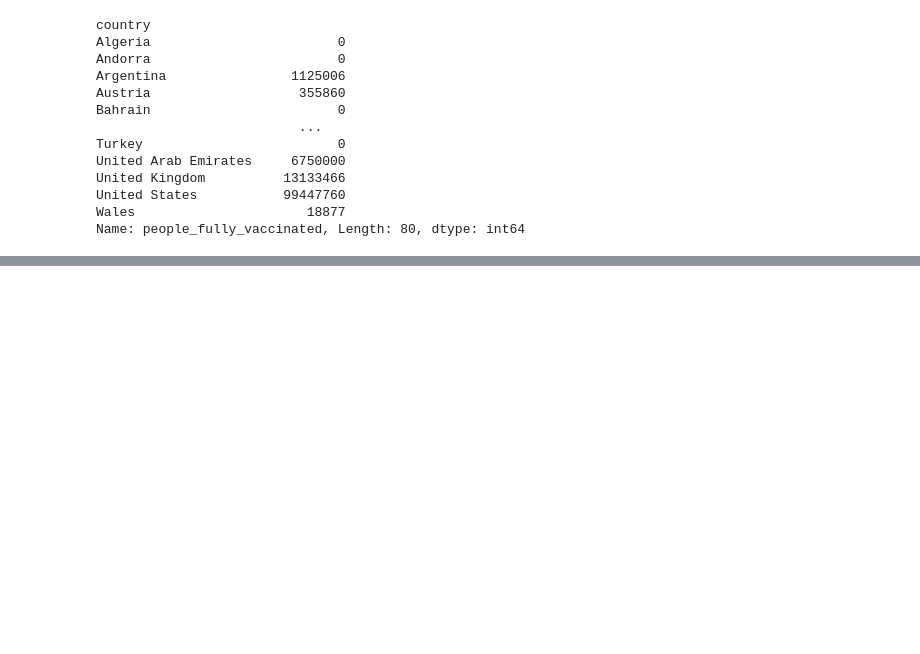
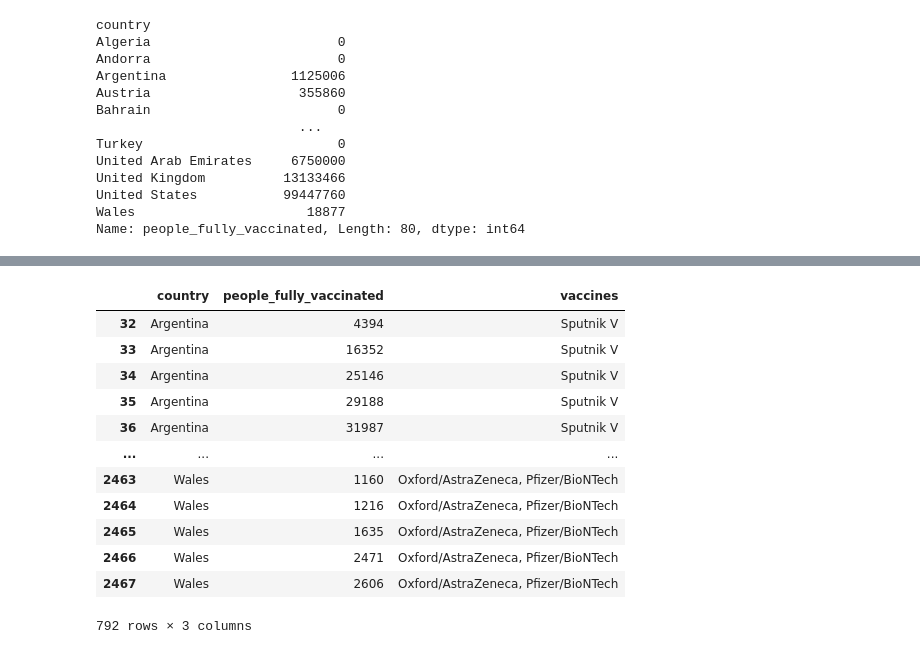
Before and after one commit to mcasiano1/Project-1, a Jupyter notebook: Final Data/final_analysis.ipynb, the cells around one changed output, grey strips where cells are left out. Cells and saved outputs as stored; diff of their text form; code cells hidden in the pictures; blank space fills up the shorter version.

```diff
--- a/Final Data/final_analysis.ipynb
+++ b/Final Data/final_analysis.ipynb
@@ -110,0 +186,26 @@ Name: people_fully_vaccinated, dtype: int64
+# %%
+#Q2: Which vaccines and mixes are being distributed most /least.
+#Create new DF that only contains country and people_fully_vaccinated columns and removes 0 from people_fully_vaccinated
+filtered_countries_vac=covid_df[["country","people_fully_vaccinated","vaccines"]].copy()
+filtered_countries_vac=filtered_countries_vac[filtered_countries_vac["people_fully_vaccinated"] !=0]
+
+filtered_countries_vac["country"].unique()
+filtered_countries_vac
+#filtered_no_zero=filtered_countries_vac.groupby(["country"])["vaccines"].value_counts()
+#filtered_no_zero
+#vaccines_lst=filtered_countries_vac["vaccines"].unique()
+#vaccines_lst
+# %% [output]
+|  | country | people_fully_vaccinated | vaccines |
+| 32 | Argentina | 4394 | Sputnik V |
+| 33 | Argentina | 16352 | Sputnik V |
+| 34 | Argentina | 25146 | Sputnik V |
+| 35 | Argentina | 29188 | Sputnik V |
+| 36 | Argentina | 31987 | Sputnik V |
+| ... | ... | ... | ... |
+| 2463 | Wales | 1160 | Oxford/AstraZeneca, Pfizer/BioNTech |
+| 2464 | Wales | 1216 | Oxford/AstraZeneca, Pfizer/BioNTech |
+| 2465 | Wales | 1635 | Oxford/AstraZeneca, Pfizer/BioNTech |
+| 2466 | Wales | 2471 | Oxford/AstraZeneca, Pfizer/BioNTech |
+| 2467 | Wales | 2606 | Oxford/AstraZeneca, Pfizer/BioNTech |
+792 rows × 3 columns
```
Also changed, not shown: parts of 7 cells of this notebook.
